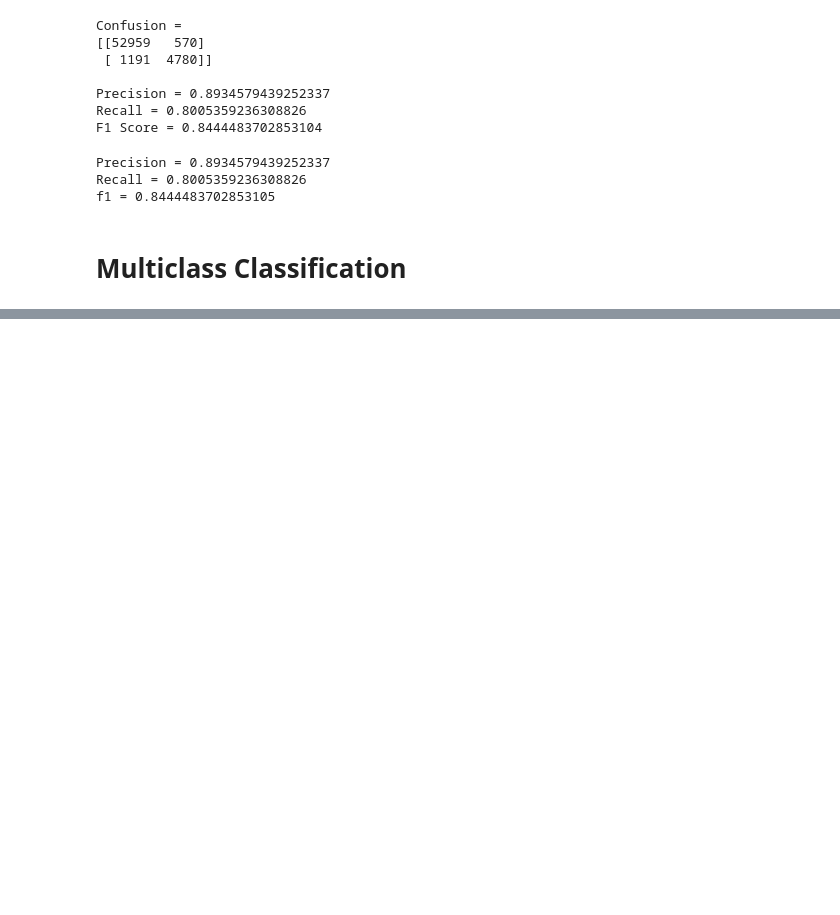
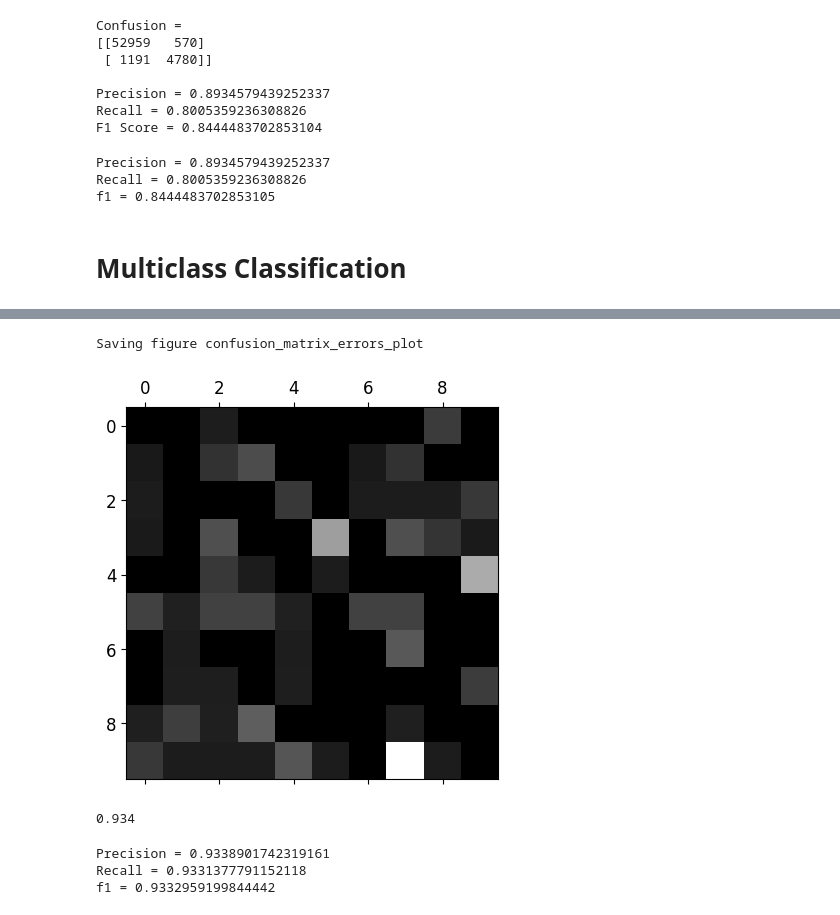
Before and after one commit to rohit204k/hands_on_ml_tf_k, a Jupyter notebook: MNIST_Classification.ipynb, the cells around one changed output, grey strips where cells are left out. Saved outputs shown, nothing was run; the diff lists cells and outputs as text; code cells hidden in the pictures; blank space fills up the shorter version.

```diff
--- a/Untitled.ipynb
+++ b/MNIST_Classification.ipynb
@@ -223,5 +224,4 @@ X_train = sc.fit_transform(X_train)
 X_test = sc.transform(X_test)
 
 svm_clf = SVC(gamma="auto", random_state=42)
-# svm_clf.fit(X_train[:10000], y_train[:10000])
-# svm_clf.predict([another_digit])
+svm_clf.fit(X_train[:20000], y_train[:20000])
@@ -240,0 +230,13 @@ conf_mx
+# %%
+# Testing model on validation data
+
+y_train_pred = svm_clf.predict(X_train[20000:22000])
+
+# Precision - Of all the instances that the model predicted as Positive, how many are actually True. P = TP/(TP+FP)
+print(f'Precision = {precision_score(y_train[20000:22000], y_train_pred, average = "macro")}')
+
+# Recall - Of all the True instances, how many instances could the model correcly identify as positive
+print(f'Recall = {recall_score(y_train[20000:22000], y_train_pred, average = "macro")}')
+
+# f1_score - 2/(1/p + 1/r)
+print(f'f1 = {f1_score(y_train[20000:22000], y_train_pred, average = "macro")}')
@@ -240,0 +247,3 @@ conf_mx
+# %%
+conf_mx = confusion_matrix(y_train[20000:22000], y_train_pred)
+conf_mx
@@ -252,0 +276,11 @@ plt.show()
+# %%
+row_sums = conf_mx.sum(axis=1, keepdims=True)
+norm_conf_mx = conf_mx / row_sums
+# %%
+np.fill_diagonal(norm_conf_mx, 0)
+plt.matshow(norm_conf_mx, cmap=plt.cm.gray)
+save_fig("confusion_matrix_errors_plot", tight_layout=False)
+plt.show()
+# %% [output]
+Saving figure confusion_matrix_errors_plot
+[figure, added]
@@ -252,0 +290,19 @@ plt.show()
+# %%
+svm_clf.score(X_test[:2000],y_test[:2000])
+# %% [output]
+0.934
+# %%
+y_test_pred = svm_clf.predict(X_test[:2000])
+
+# Precision - Of all the instances that the model predicted as Positive, how many are actually True. P = TP/(TP+FP)
+print(f'Precision = {precision_score(y_test[:2000], y_test_pred, average = "macro")}')
+
+# Recall - Of all the True instances, how many instances could the model correcly identify as positive
+print(f'Recall = {recall_score(y_test[:2000], y_test_pred, average = "macro")}')
+
+# f1_score - 2/(1/p + 1/r)
+print(f'f1 = {f1_score(y_test[:2000], y_test_pred, average = "macro")}')
+# %% [output]
+Precision = 0.9338901742319161
+Recall = 0.9331377791152118
+f1 = 0.9332959199844442
```
Also changed, not shown: parts of 26 cells of this notebook, 5 other files.
